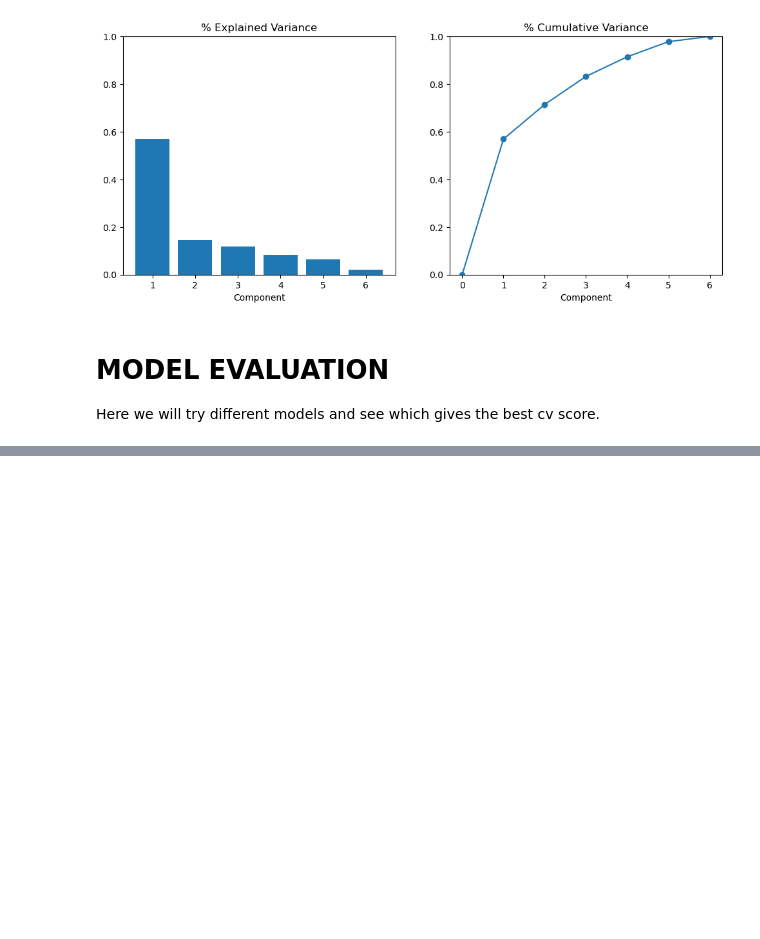
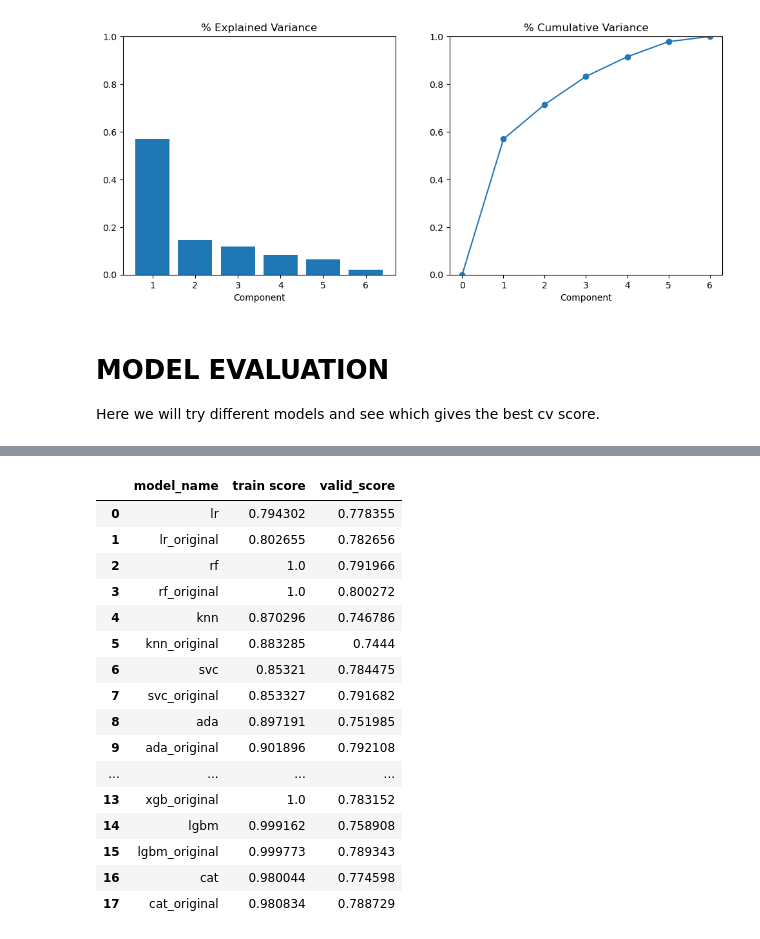
Before and after one commit to shoabahamed/kaggle_playground_season_3_episode_12, a Jupyter notebook: playground-s-3-ep-12-eda-baseline-submission.ipynb, the cells around one changed output, grey strips where cells are left out. Saved outputs shown, nothing was run; the diff lists cells and outputs as text; code cells hidden in the pictures; blank space fills up the shorter version.

```diff
--- a/playground-s-3-ep-12-eda-baseline-submission.ipynb
+++ b/playground-s-3-ep-12-eda-baseline-submission.ipynb
@@ -530,7 +548,6 @@ def evaluate_model(model_name, model_pipeline, _X, _y, features, original_data=N
     len_states = len(random_state_list)
 
     oof_preds = np.zeros(len_y * len_states).reshape(len_states, len_y)
-    models_pipeline = []
     scores_train = []
 
     for index, random_state in enumerate(random_state_list):
@@ -541,21 +558,20 @@ def evaluate_model(model_name, model_pipeline, _X, _y, features, original_data=N
         splits = 0
         for X_train, X_val, y_train, y_val, train_idx, val_idx in splitter.split_data(_X, _y, random_state):
             if use_original: # we will only use original data for training not testing
-                target = 'cost'
+                target = 'target'
                 X_train = pd.concat([X_train, original_data.drop(target, axis=1)])
-                y_train = pd.concat([y_train, np.log(original_data[target])]) # only for
+                y_train = pd.concat([y_train, original_data[target]])
 
             model_pipeline.fit(X_train, y_train)
             oof_preds[index, val_idx] = model_pipeline.predict_proba(X_val)[:, 1].squeeze()
 
             score_train = roc_auc_score(y_train, model_pipeline.predict_proba(X_train)[:, 1])
             scores_train.append(score_train)
-            models_pipeline.append(deepcopy(model_pipeline))
 
 
     oof_preds_mean = oof_preds.mean(axis=0)
 
-    return models_pipeline, oof_preds_mean, np.mean(scores_train), roc_auc_score(_y, oof_preds.mean(axis=0))
+    return oof_preds_mean, np.mean(scores_train), roc_auc_score(_y, oof_preds.mean(axis=0))
 
 
 def predict_test(model_pipeline, X_test):
@@ -580,4 +579,0 @@ features = X.columns.tolist()
-# %%
-%%time
-modesl, _oof_preds, train_score, _oof_score = evaluate_model("pipeline_lr", pipeline, X, y, features, use_original=False, n_splits=10,
-                                   random_state_list=random_state, use_loocv=False)
@@ -615,0 +614,23 @@ for tr_idx, vl_idx in skf.split(train, train['target']):
+# %%
+models_log = pd.DataFrame(columns=['model_name', 'train score', "valid_score"], index=range(len(classifiers) * 2))
+index = 0
+for model_name, model in classifiers.items():
+    pipe = Pipeline(steps=[
+        ("scale", StandardScaler()),
+        ("model", model)
+    ])
+
+    _oof_preds, _train_score, _oof_score = evaluate_model(f"pipeline_{model_name}", pipe, X, y, features,
+                                             use_original=False,
+                                             n_splits=n_splits, random_state_list=random_states, use_loocv=False)
+
+    models_log.loc[index] = [model_name, _train_score, _oof_score]
+    index += 1;
+
+
+    _oof_preds, _train_score, _oof_score = evaluate_model(f"pipeline_{model_name}_original", pipe, X, y, features,
+                                             use_original=True, original_data=add_data,
+                                             n_splits=n_splits, random_state_list=random_states, use_loocv=False)
+
+    models_log.loc[index] = [model_name+'_original', _train_score, _oof_score]
+    index += 1;
@@ -615,0 +655,20 @@ for tr_idx, vl_idx in skf.split(train, train['target']):
+# %%
+models_log
+# %% [output]
+|  | model_name | train score | valid_score |
+| 0 | lr | 0.794302 | 0.778355 |
+| 1 | lr_original | 0.802655 | 0.782656 |
+| 2 | rf | 1.0 | 0.791966 |
+| 3 | rf_original | 1.0 | 0.800272 |
+| 4 | knn | 0.870296 | 0.746786 |
+| 5 | knn_original | 0.883285 | 0.7444 |
+| 6 | svc | 0.85321 | 0.784475 |
+| 7 | svc_original | 0.853327 | 0.791682 |
+| 8 | ada | 0.897191 | 0.751985 |
+| 9 | ada_original | 0.901896 | 0.792108 |
+| ... | ... | ... | ... |
+| 13 | xgb_original | 1.0 | 0.783152 |
+| 14 | lgbm | 0.999162 | 0.758908 |
+| 15 | lgbm_original | 0.999773 | 0.789343 |
+| 16 | cat | 0.980044 | 0.774598 |
+| 17 | cat_original | 0.980834 | 0.788729 |
```
Also changed, not shown: parts of 27 cells of this notebook.
